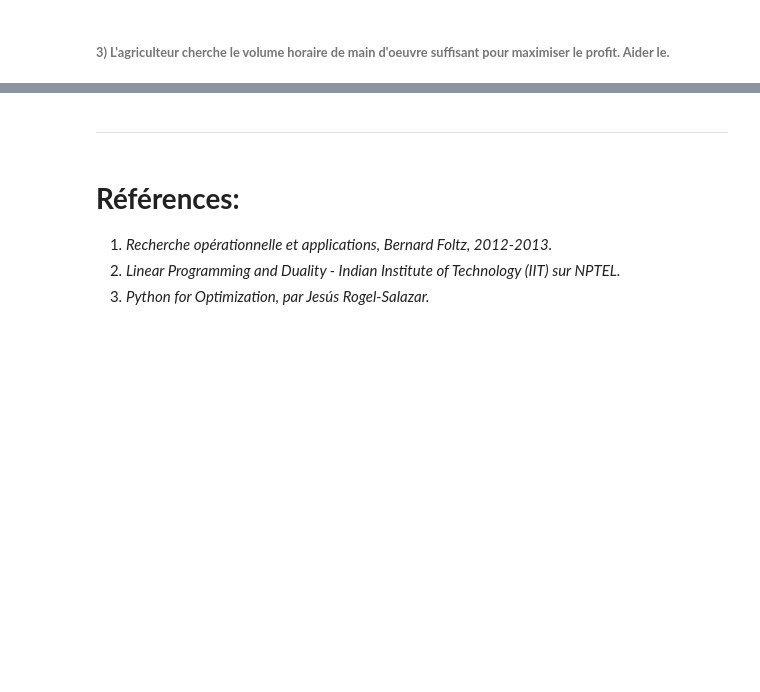
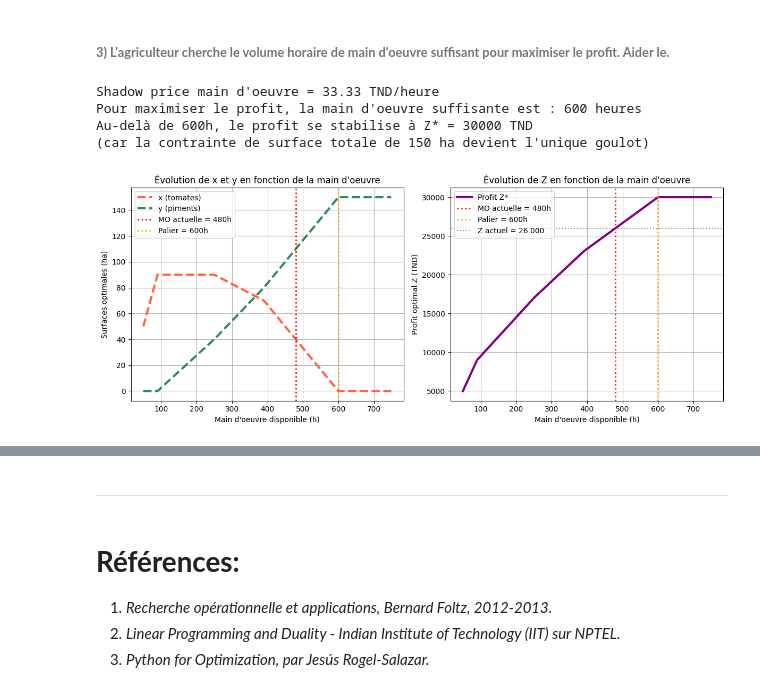
Before and after one commit to AhmedFekih/TP_PL, a Jupyter notebook: TP_Programmation_linéaire_sensibilité.ipynb, the cells around one changed output, grey strips where cells are left out. Drawn from its saved outputs; the diff is of its cells as text; code cells hidden in the pictures; blank space fills up the shorter version.

```diff
--- a/TP_Programmation_linéaire_sensibilité.ipynb
+++ b/TP_Programmation_linéaire_sensibilité.ipynb
@@ -266,4 +357,53 @@ avec $x$ et $y$ représentent respectivement les surfaces à louer pour la cultu
 # %% [markdown]
 ###### **3) L'agriculteur cherche le volume horaire de main d'oeuvre suffisant pour maximiser le profit. Aider le.**
+# %%
+# Analyse de sensibilité sur la main d'oeuvre (contrainte 3)
+mo_vals = np.arange(50, 750, 1)
+x_mo, y_mo, Z_mo = [], [], []
+
+for mo in mo_vals:
+    b_test = b_agr.copy()
+    b_test[2] = mo
+    r = linprog(c_agr, A_ub=A_agr, b_ub=b_test, bounds=bounds_agr, method="highs")
+    if r.success:
+        x_mo.append(r.x[0]); y_mo.append(r.x[1]); Z_mo.append(-r.fun)
+    else:
+        x_mo.append(np.nan); y_mo.append(np.nan); Z_mo.append(np.nan)
+
+# Trouver le palier (Z ne change plus)
+palier = next(mo for mo, z in zip(mo_vals, Z_mo) if abs(z - max(Z_mo)) < 1)
+print(f"Shadow price main d'oeuvre = 33.33 TND/heure")
+print(f"Pour maximiser le profit, la main d'oeuvre suffisante est : {palier} heures")
+print(f"Au-delà de {palier}h, le profit se stabilise à Z* = {max(Z_mo):.0f} TND")
+print(f"(car la contrainte de surface totale de 150 ha devient l'unique goulot)")
+
+fig, (ax1, ax2) = plt.subplots(1, 2, figsize=(12, 5))
+
+ax1.plot(mo_vals, x_mo, '--', label='x (tomates)', linewidth=3, color='tomato')
+ax1.plot(mo_vals, y_mo, '--', label='y (piments)', linewidth=3, color='seagreen')
+ax1.axvline(x=480, color='red', linestyle=':', linewidth=2, label='MO actuelle = 480h')
+ax1.axvline(x=600, color='orange', linestyle=':', linewidth=2, label='Palier = 600h')
+ax1.set_xlabel("Main d'oeuvre disponible (h)")
+ax1.set_ylabel("Surfaces optimales (ha)")
+ax1.set_title("Évolution de x et y en fonction de la main d'oeuvre")
+ax1.legend(); ax1.grid(True)
+
+ax2.plot(mo_vals, Z_mo, linewidth=3, color='purple', label="Profit Z*")
+ax2.axvline(x=480, color='red', linestyle=':', linewidth=2, label='MO actuelle = 480h')
+ax2.axvline(x=600, color='orange', linestyle=':', linewidth=2, label='Palier = 600h')
+ax2.axhline(y=26000, color='green', linestyle=':', alpha=0.6, label='Z actuel = 26 000')
+ax2.set_xlabel("Main d'oeuvre disponible (h)")
+ax2.set_ylabel("Profit optimal Z (TND)")
+ax2.set_title("Évolution de Z en fonction de la main d'oeuvre")
+ax2.legend(); ax2.grid(True)
+
+plt.tight_layout()
+plt.show()
+# %% [output]
+Shadow price main d'oeuvre = 33.33 TND/heure
+Pour maximiser le profit, la main d'oeuvre suffisante est : 600 heures
+Au-delà de 600h, le profit se stabilise à Z* = 30000 TND
+(car la contrainte de surface totale de 150 ha devient l'unique goulot)
+[figure, added]
 # %% [markdown]
  **Interprétation:**
```
Also changed, not shown: parts of 10 cells of this notebook.
